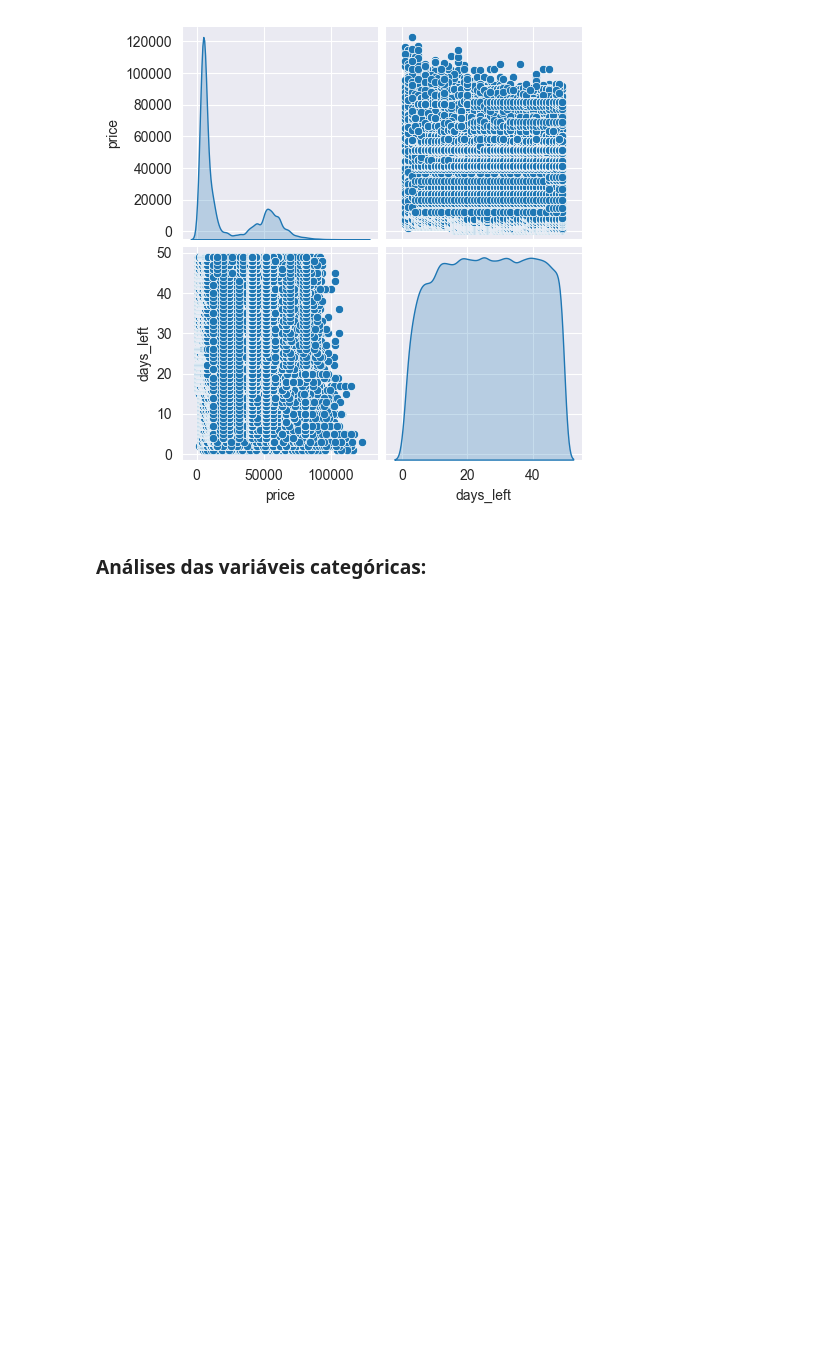
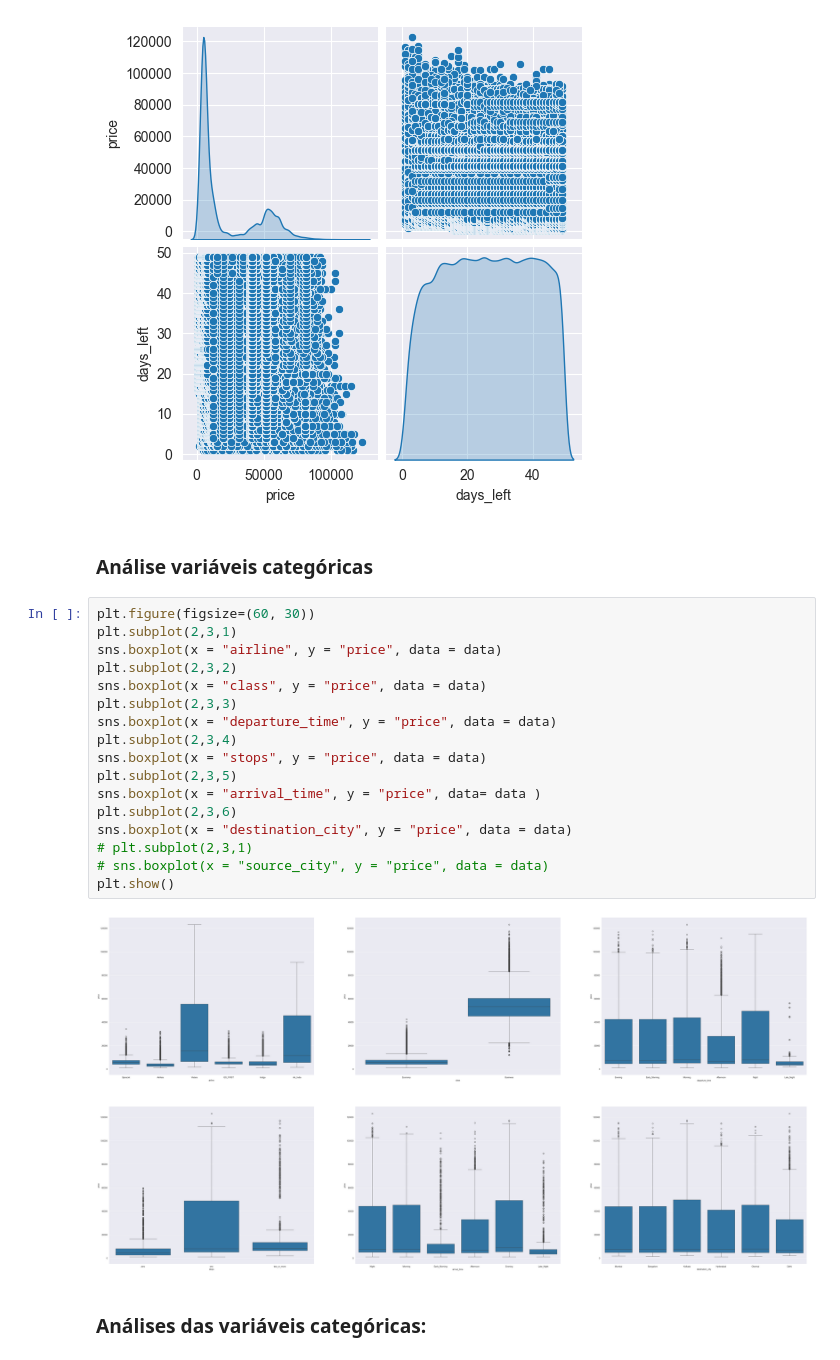
Before and after one commit to PAULA-123/LinearRegression, a Jupyter notebook: Avião_previsão.ipynb, the cells around one changed output. Drawn from its saved outputs; the diff is of its cells as text; blank space fills up the shorter version.

```diff
--- a/Avião_previsão.ipynb
+++ b/Avião_previsão.ipynb
@@ -302,6 +302,27 @@ sns.pairplot(data_num, diag_kind="kde")
 plt.show()
 # %% [output]
 [figure]
+# %% [markdown]
+### Análise variáveis categóricas
+# %%
+plt.figure(figsize=(60, 30))
+plt.subplot(2,3,1)
+sns.boxplot(x = "airline", y = "price", data = data)
+plt.subplot(2,3,2)
+sns.boxplot(x = "class", y = "price", data = data)
+plt.subplot(2,3,3)
+sns.boxplot(x = "departure_time", y = "price", data = data)
+plt.subplot(2,3,4)
+sns.boxplot(x = "stops", y = "price", data = data)
+plt.subplot(2,3,5)
+sns.boxplot(x = "arrival_time", y = "price", data= data )
+plt.subplot(2,3,6)
+sns.boxplot(x = "destination_city", y = "price", data = data)
+# plt.subplot(2,3,1)
+# sns.boxplot(x = "source_city", y = "price", data = data)
+plt.show()
+# %% [output]
+[figure, added]
 # %% [markdown]
 ### Análises das variáveis categóricas:
 # %% [markdown]
```
